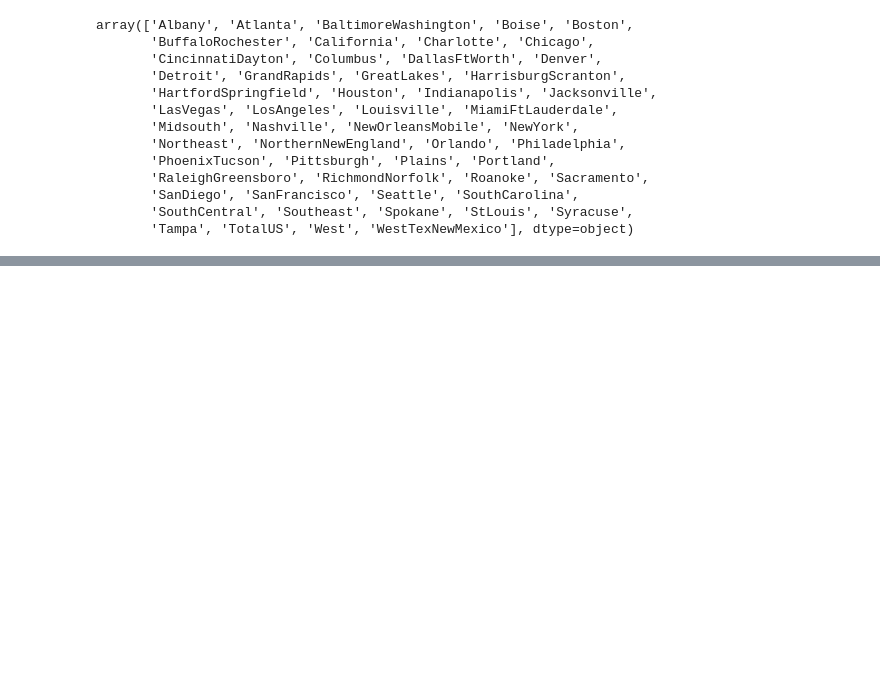
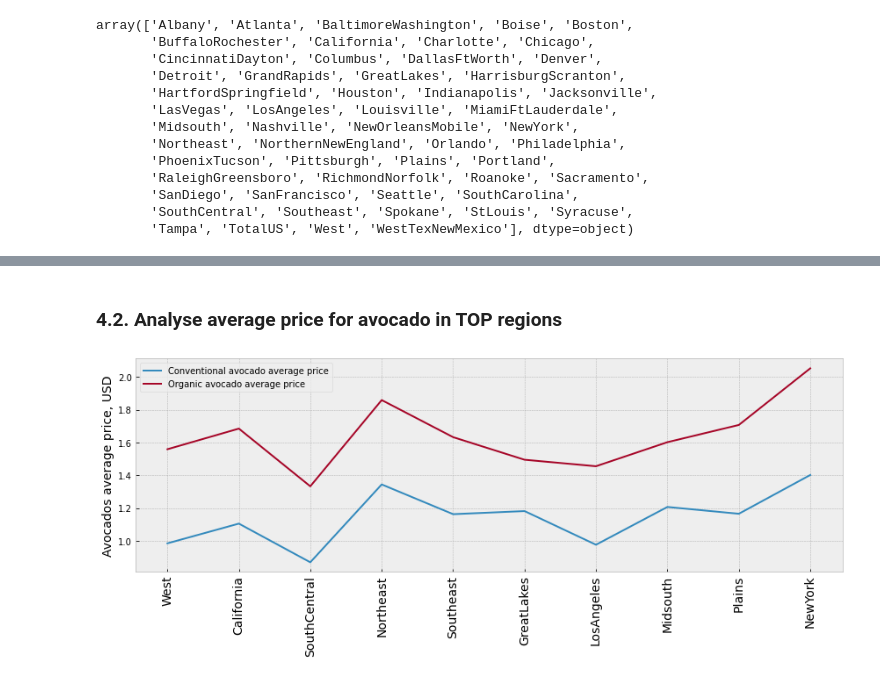
Before and after one commit to samburska/avocado, a Jupyter notebook: avocado.ipynb, the cells around one changed output, grey strips where cells are left out. Saved outputs shown, nothing was run; the diff lists cells and outputs as text; code cells hidden in the pictures; blank space fills up the shorter version.

```diff
--- a/avocado.ipynb
+++ b/avocado.ipynb
@@ -250,0 +354,22 @@ av_df.to_csv('avocado_cleaned.csv')
+# %% [markdown]
+### 4.2. Analyse average price for avocado in TOP regions
+# %%
+# Chart of organic and conventional avocado total sold by region
+plt.style.use('bmh')
+
+fig, ax = plt.subplots(figsize = (12, 5))
+
+ax.plot(largest_reg.index, largest_reg.conv_avg_price, label = 'Conventional avocado average price')
+ax.plot(largest_reg.index, largest_reg.org_avg_price, label = 'Organic avocado average price')
+
+ax.set_xticklabels(largest_reg.index, rotation=90, fontsize = 14)
+ax.set_ylabel('Avocados average price, USD', fontsize = 14)
+ax.legend()
+plt.tight_layout()
+
+plt.savefig(r'files/avg_price_top_reg.jpg')
+plt.show()
+
+# From the chart we can see that average price of avocado depends on the region. The dependance behavior is the same for both types of avocado and the cheapest avocado is in South-Central region.
+# %% [output]
+[figure, added]
```
Also changed, not shown: parts of 75 cells of this notebook, 17 other files.
